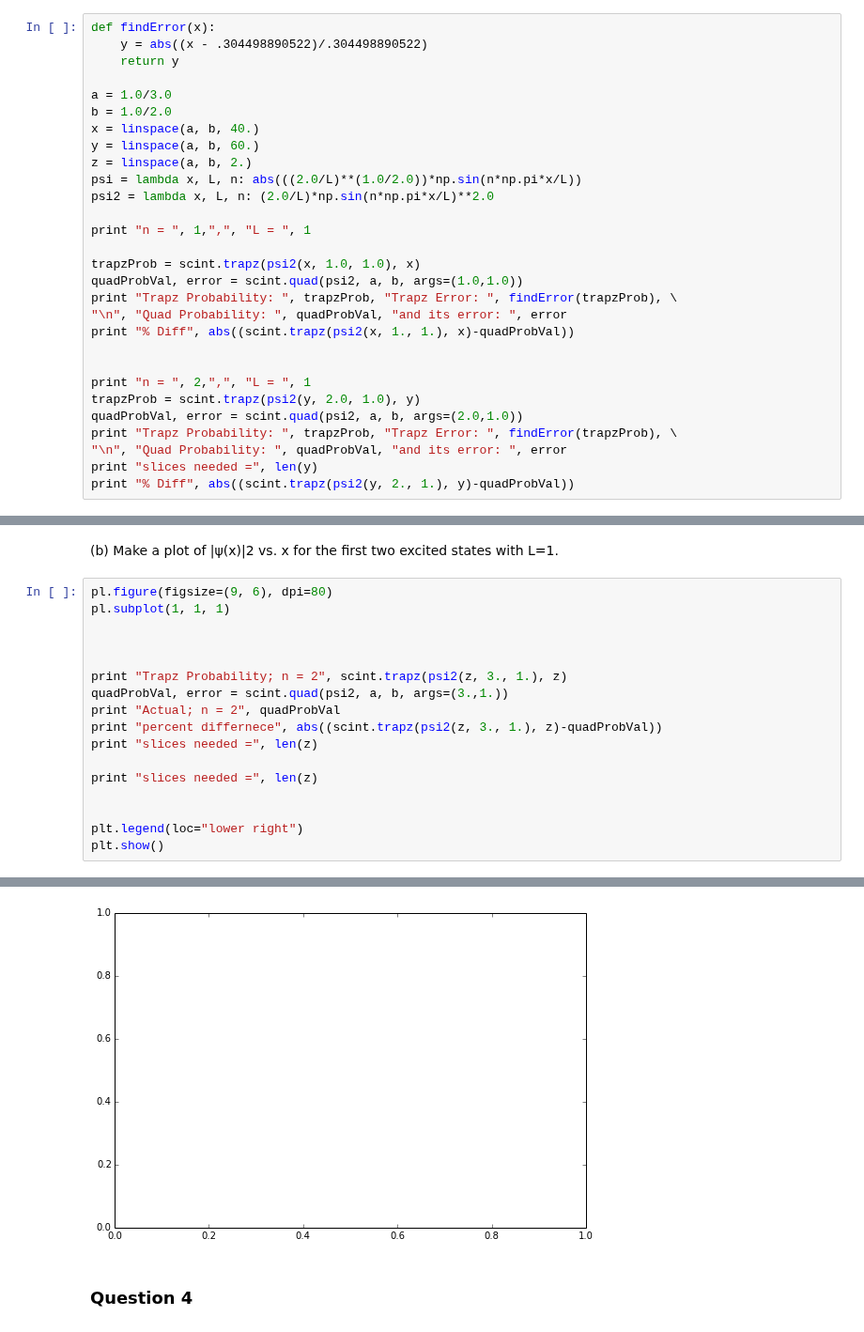
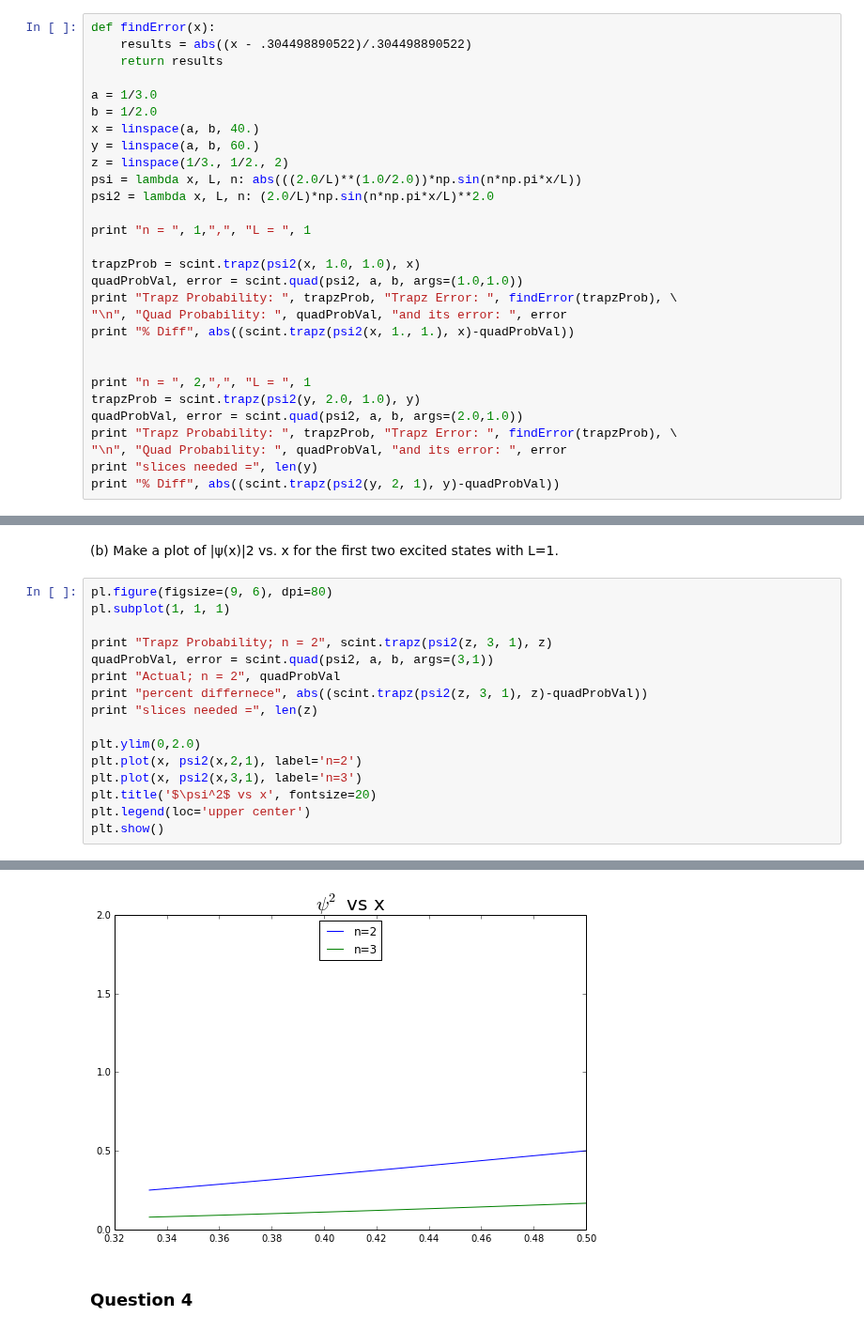
Before and after one commit to joknowle/PHYS202-S14, a Jupyter notebook: SciPy/IntegrationExercises.ipynb, the cells around one changed output, grey strips where cells are left out. Shown at 94% size. Saved outputs shown, nothing was run; the diff lists cells and outputs as text.

```diff
--- a/SciPy/IntegrationExercises.ipynb
+++ b/SciPy/IntegrationExercises.ipynb
@@ -137,14 +137,14 @@ $$\psi (x) = \sqrt{\frac{2}{L}}\sin{\frac{n \pi x}{L}}$$
 (a) What is the probability of finding the particle between $L/3$ and $L/2$ for the ground state $(n = 1)$ and for the first excited state $(n = 2)$? Let $L = 1$. Perform the integral using both scipy.integrate.trapz and scipy.integrate.quad with an accuracy of 6 sig figs. How many slices did you need to use for scipy.integrate.trapz?
 # %%
 def findError(x):
-    y = abs((x - .304498890522)/.304498890522)
-    return y
+    results = abs((x - .304498890522)/.304498890522)
+    return results
 
-a = 1.0/3.0
-b = 1.0/2.0
+a = 1/3.0
+b = 1/2.0
 x = linspace(a, b, 40.)
 y = linspace(a, b, 60.)
-z = linspace(a, b, 2.)
+z = linspace(1/3., 1/2., 2)
 psi = lambda x, L, n: abs(((2.0/L)**(1.0/2.0))*np.sin(n*np.pi*x/L))
 psi2 = lambda x, L, n: (2.0/L)*np.sin(n*np.pi*x/L)**2.0
 
@@ -163,7 +163,7 @@ quadProbVal, error = scint.quad(psi2, a, b, args=(2.0,1.0))
 print "Trapz Probability: ", trapzProb, "Trapz Error: ", findError(trapzProb), \
 "\n", "Quad Probability: ", quadProbVal, "and its error: ", error
 print "slices needed =", len(y)
-print "% Diff", abs((scint.trapz(psi2(y, 2., 1.), y)-quadProbVal))
+print "% Diff", abs((scint.trapz(psi2(y, 2, 1), y)-quadProbVal))
 # %% [output]
 n =  1 , L =  1
 Trapz Probability:  0.304490609141 Trapz Error:  2.71967517671e-05
@@ -180,17 +180,16 @@ slices needed = 60
 pl.figure(figsize=(9, 6), dpi=80)
 pl.subplot(1, 1, 1)
 
-
-
-print "Trapz Probability; n = 2", scint.trapz(psi2(z, 3., 1.), z)
-quadProbVal, error = scint.quad(psi2, a, b, args=(3.,1.))
+print "Trapz Probability; n = 2", scint.trapz(psi2(z, 3, 1), z)
+quadProbVal, error = scint.quad(psi2, a, b, args=(3,1))
 print "Actual; n = 2", quadProbVal
-print "percent differnece", abs((scint.trapz(psi2(z, 3., 1.), z)-quadProbVal))
+print "percent differnece", abs((scint.trapz(psi2(z, 3, 1), z)-quadProbVal))
 print "slices needed =", len(z)
 
-print "slices needed =", len(z)
-
-
-plt.legend(loc="lower right")
+plt.ylim(0,2.0)
+plt.plot(x, psi2(x,2,1), label='n=2')
+plt.plot(x, psi2(x,3,1), label='n=3')
+plt.title('$\psi^2$ vs x', fontsize=20)
+plt.legend(loc='upper center')
 plt.show()
 # %% [output]
@@ -202,4 +200,4 @@ slices needed = 2
-[figure, old version]
+[figure, new version]
 # %% [markdown]
 ### Question 4
 # %% [markdown]
```
Also changed, not shown: parts of 13 cells of this notebook, 1 other file.
